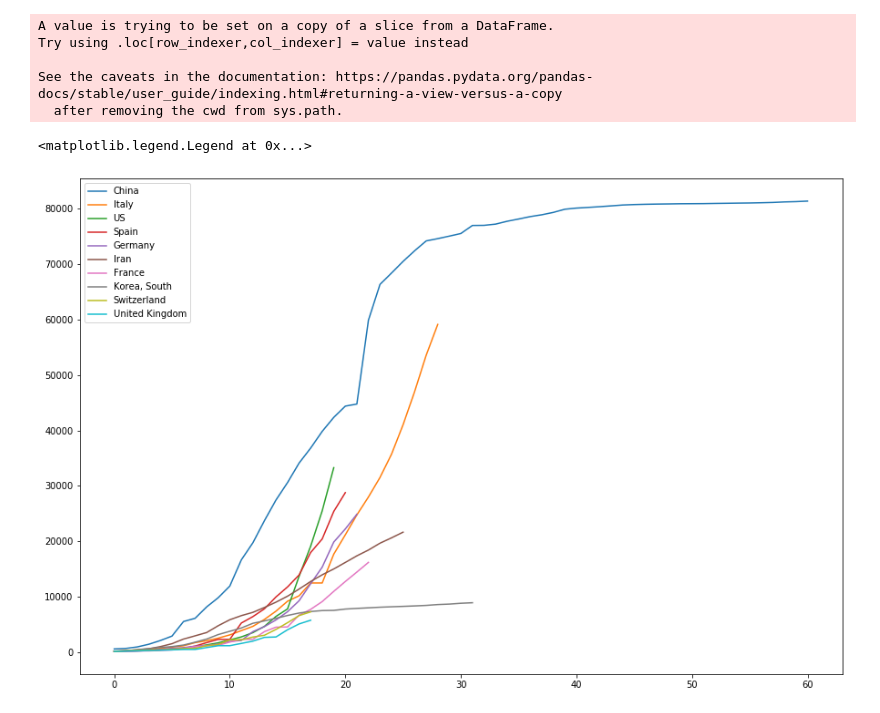
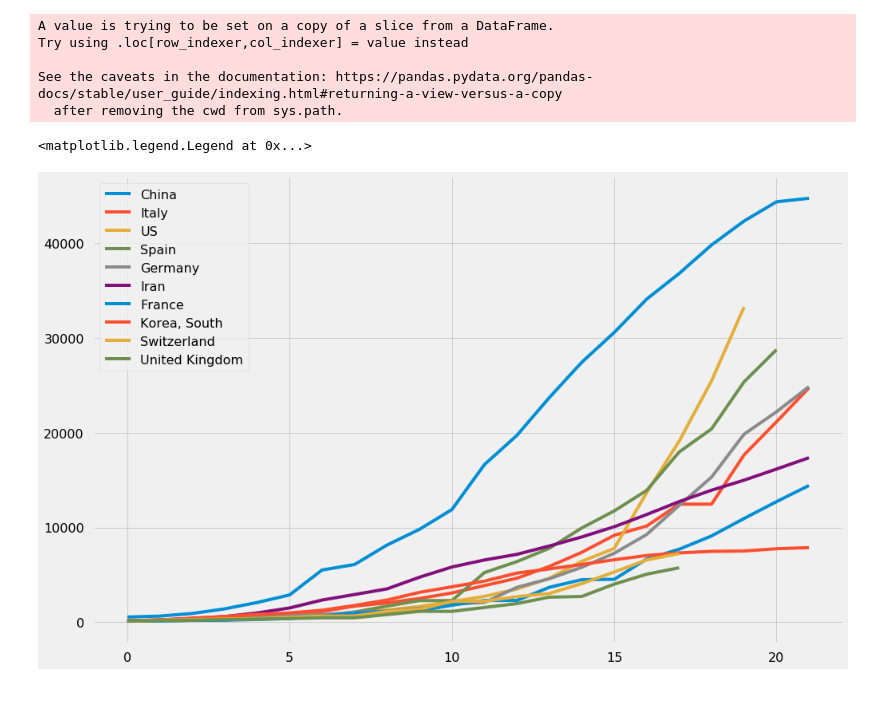
Before and after one commit to moritzknorr/corona, a Jupyter notebook: 03 Min Confirmed Cases.ipynb, the cells around one changed output. Cells and saved outputs as stored; diff of their text form; code cells hidden in the pictures.

```diff
--- a/03 Min Confirmed Cases.ipynb
+++ b/03 Min Confirmed Cases.ipynb
@@ -24,11 +24,13 @@ See the caveats in the documentation: https://pandas.pydata.org/pandas-docs/stab
 # %%
 %matplotlib inline
 import matplotlib.pyplot as plt
+plt.style.use('fivethirtyeight')
 fig = plt.figure(figsize=(15, 10))
+fig.tight_layout()
 ax = fig.add_subplot(1,1,1)
 for country in countries.index:
-    ax.plot(range(len(country_data[country])), country_data[country]['confirmed'])
+    ax.plot(range(len(country_data[country]))[:22], country_data[country]['confirmed'][:22])
 ax.legend(list(countries.index))
 # %% [output]
 <matplotlib.legend.Legend at 0x...>
-[figure, old version]
+[figure, new version]
```
